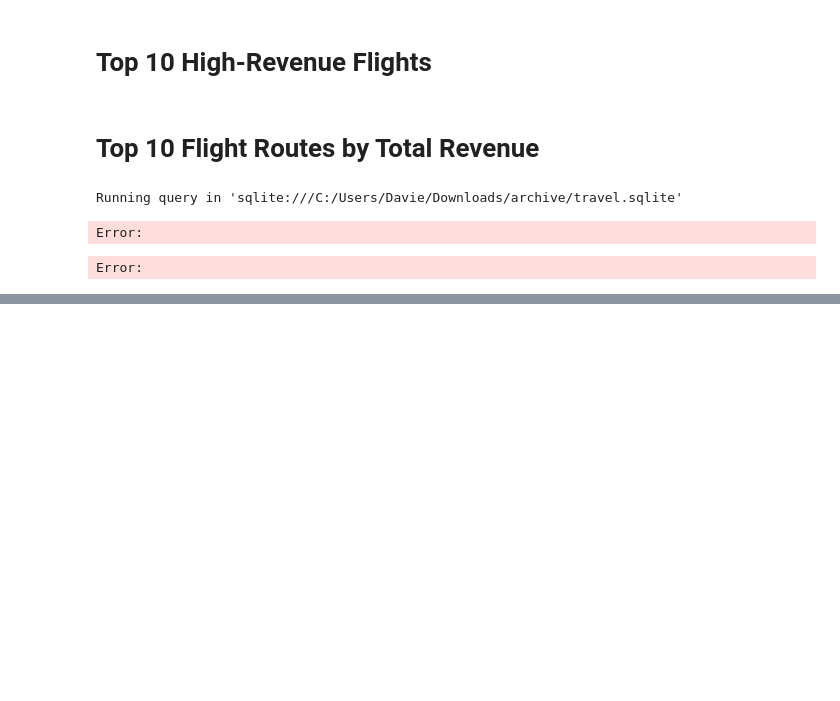
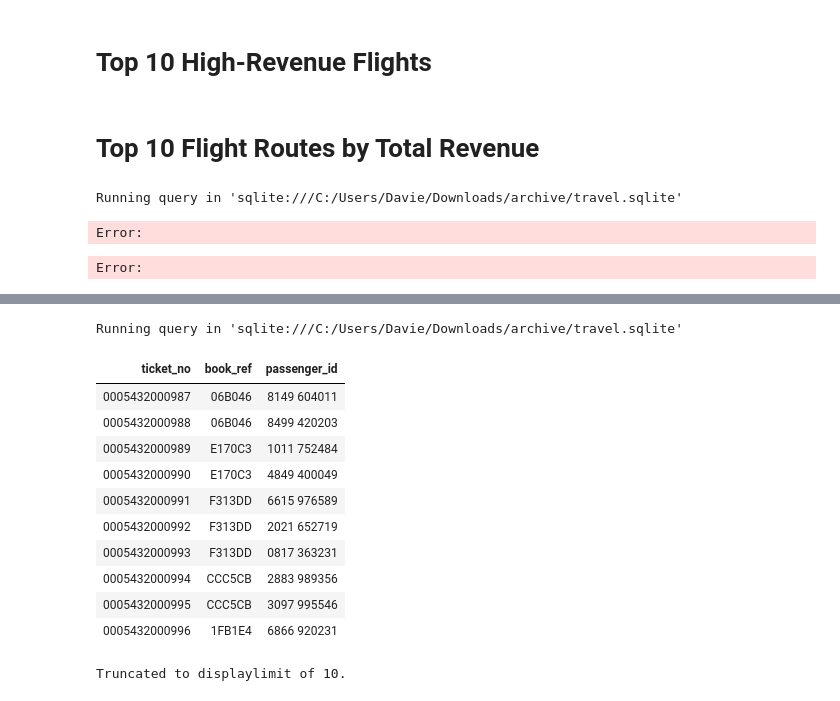
Before and after one commit to Daviedavie100/SQL_Projects, a Jupyter notebook: data.ipynb, the cells around one changed output, grey strips where cells are left out. Drawn from its saved outputs; the diff is of its cells as text; code cells hidden in the pictures; blank space fills up the shorter version.

```diff
--- a/data.ipynb
+++ b/data.ipynb
@@ -1155 +1155,20 @@ Running query in 'sqlite:///C:/Users/Davie/Downloads/archive/travel.sqlite'
 Truncated to displaylimit of 10.
+# %%
+%%sql
+SELECT *
+FROM tickets
+LIMIT 10;
+# %% [output]
+Running query in 'sqlite:///C:/Users/Davie/Downloads/archive/travel.sqlite'
+| ticket_no | book_ref | passenger_id |
+| 0005432000987 | 06B046 | 8149 604011 |
+| 0005432000988 | 06B046 | 8499 420203 |
+| 0005432000989 | E170C3 | 1011 752484 |
+| 0005432000990 | E170C3 | 4849 400049 |
+| 0005432000991 | F313DD | 6615 976589 |
+| 0005432000992 | F313DD | 2021 652719 |
+| 0005432000993 | F313DD | 0817 363231 |
+| 0005432000994 | CCC5CB | 2883 989356 |
+| 0005432000995 | CCC5CB | 3097 995546 |
+| 0005432000996 | 1FB1E4 | 6866 920231 |
+Truncated to displaylimit of 10.
```
Also changed, not shown: parts of 3 cells of this notebook.
